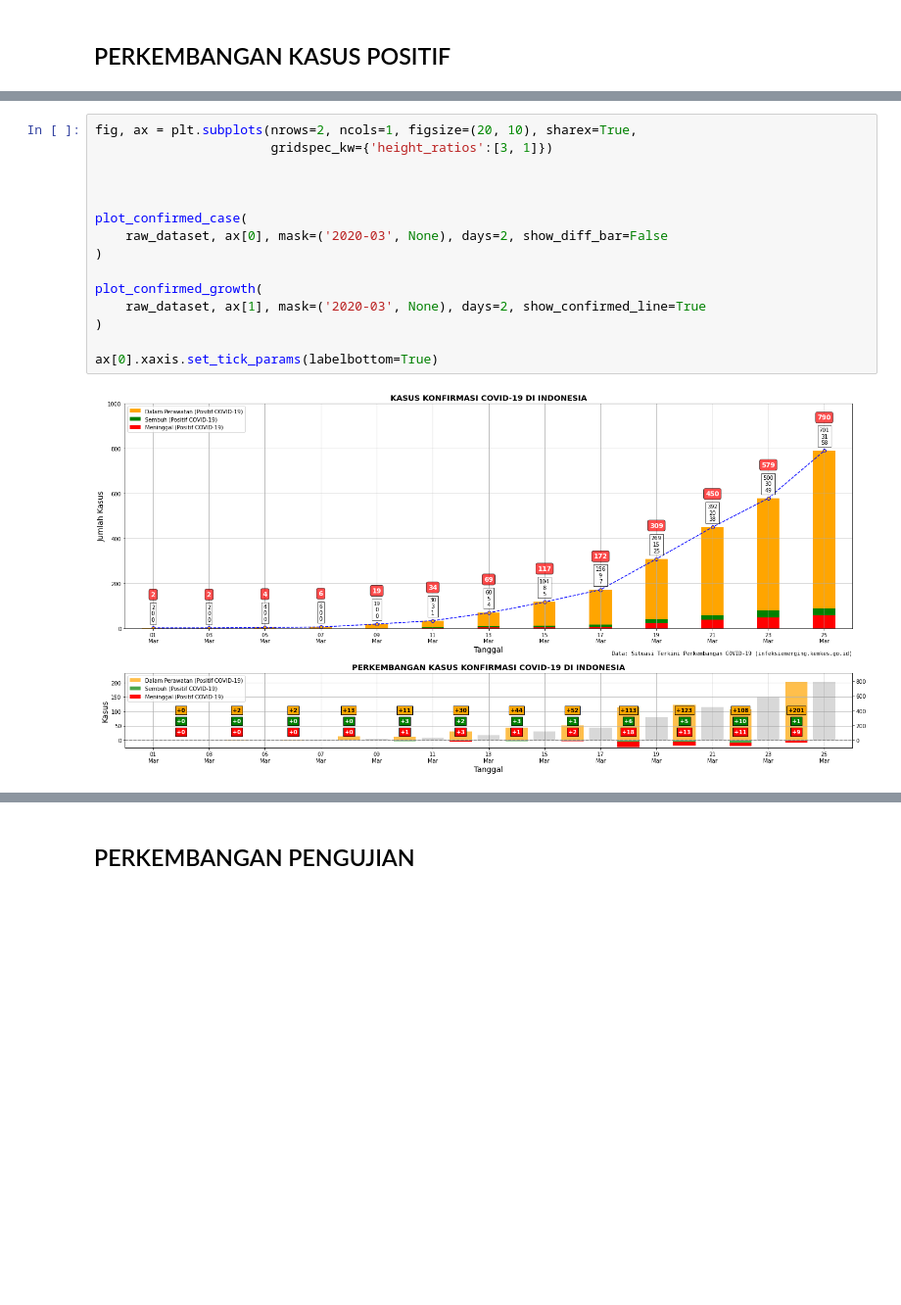
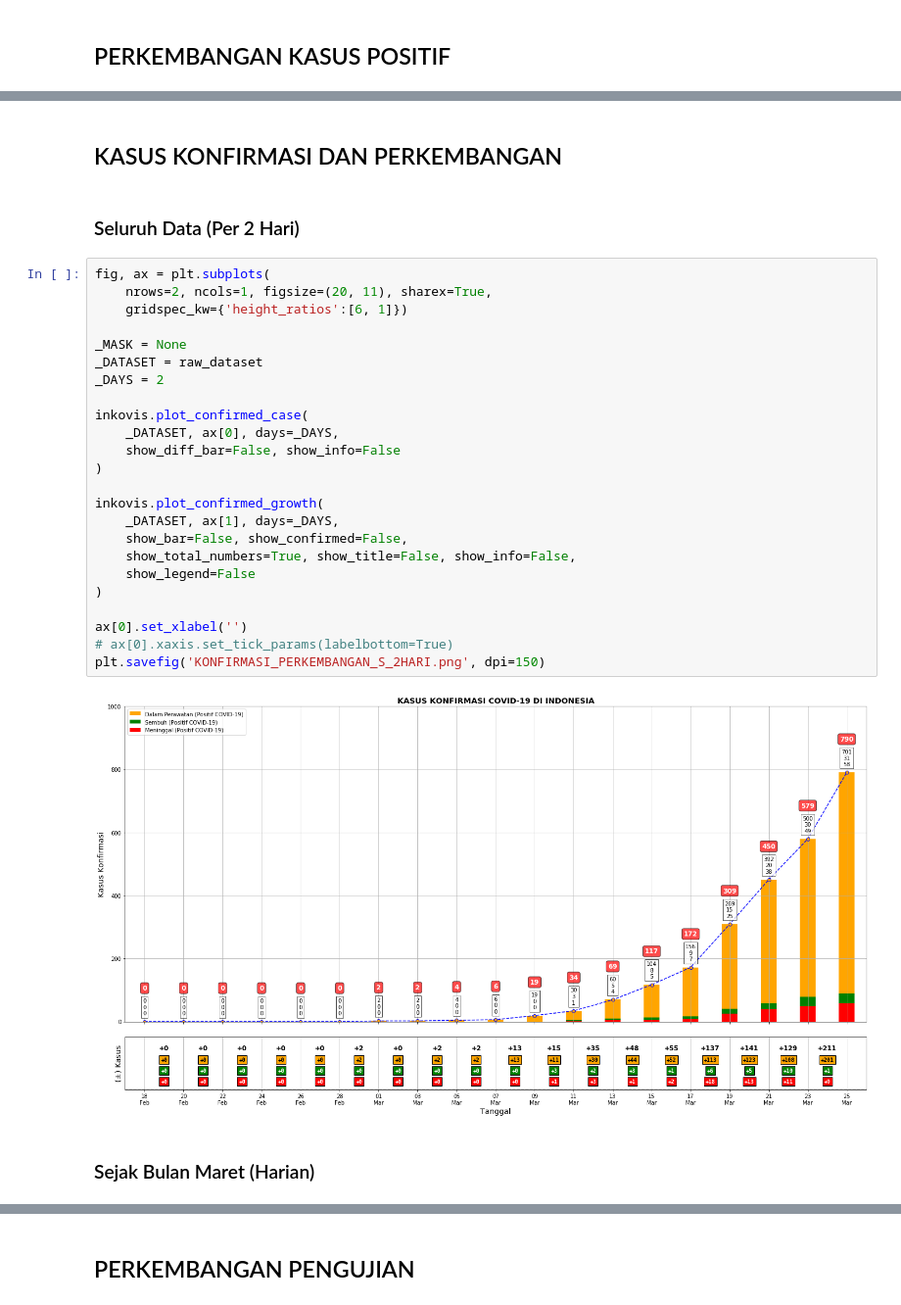
Before and after one commit to taruma/inkovis, a Jupyter notebook: notebook/inkovis_nb.ipynb, the cells around one changed output, grey strips where cells are left out. Shown at 98% size. Saved outputs shown, nothing was run; the diff lists cells and outputs as text; blank space fills up the shorter version.

```diff
--- a/notebook/inkovis_nb.ipynb
+++ b/notebook/inkovis_nb.ipynb
@@ -782,17 +209,32 @@ plot_confirmed_growth(
+# %% [markdown]
+## KASUS KONFIRMASI DAN PERKEMBANGAN
+# %% [markdown]
+### Seluruh Data (Per 2 Hari)
 # %%
-fig, ax = plt.subplots(nrows=2, ncols=1, figsize=(20, 10), sharex=True,
-                       gridspec_kw={'height_ratios':[3, 1]})
+fig, ax = plt.subplots(
+    nrows=2, ncols=1, figsize=(20, 11), sharex=True,
+    gridspec_kw={'height_ratios':[6, 1]})
 
+_MASK = None
+_DATASET = raw_dataset
+_DAYS = 2
 
-
-plot_confirmed_case(
-    raw_dataset, ax[0], mask=('2020-03', None), days=2, show_diff_bar=False
+inkovis.plot_confirmed_case(
+    _DATASET, ax[0], days=_DAYS,
+    show_diff_bar=False, show_info=False
 )
 
-plot_confirmed_growth(
-    raw_dataset, ax[1], mask=('2020-03', None), days=2, show_confirmed_line=True
+inkovis.plot_confirmed_growth(
+    _DATASET, ax[1], days=_DAYS,
+    show_bar=False, show_confirmed=False,
+    show_total_numbers=True, show_title=False, show_info=False,
+    show_legend=False
 )
 
-ax[0].xaxis.set_tick_params(labelbottom=True)
+ax[0].set_xlabel('')
+# ax[0].xaxis.set_tick_params(labelbottom=True)
+plt.savefig('KONFIRMASI_PERKEMBANGAN_S_2HARI.png', dpi=150)
 # %% [output]
-[figure, old version]
+[figure, new version]
+# %% [markdown]
+### Sejak Bulan Maret (Harian)
```
Also changed, not shown: parts of 39 cells of this notebook.
